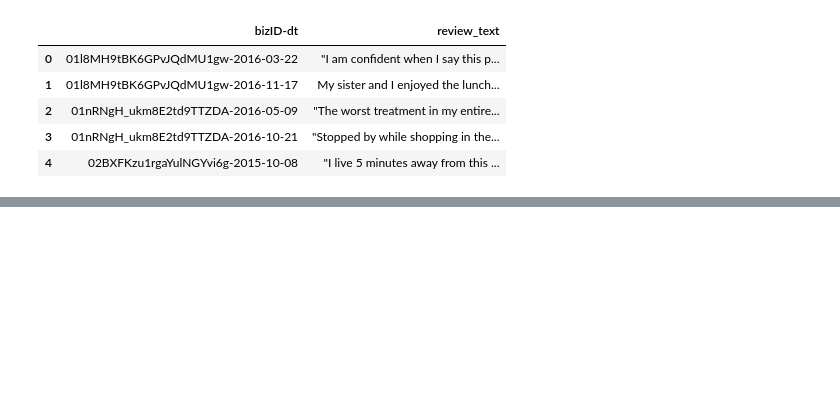
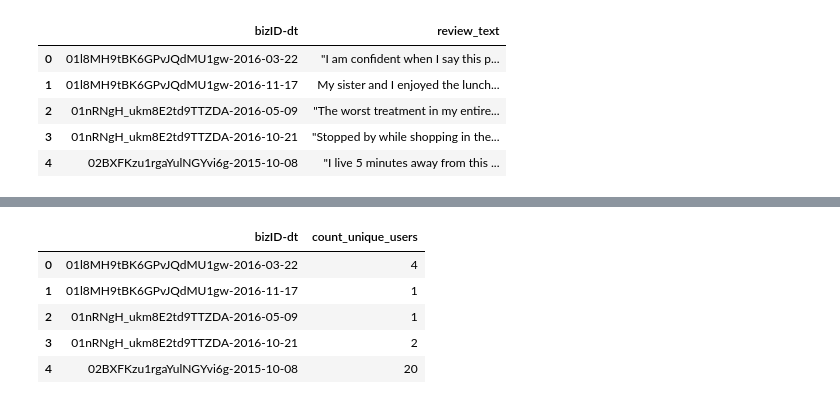
Before and after one commit to ms682/DataScience, a Jupyter notebook: yelp-toronto-dataset.ipynb, the cells around one changed output, grey strips where cells are left out. Saved outputs shown, nothing was run; the diff lists cells and outputs as text; code cells hidden in the pictures; blank space fills up the shorter version.

```diff
--- a/yelp-toronto-dataset.ipynb
+++ b/yelp-toronto-dataset.ipynb
@@ -137,0 +142,11 @@ df1 = pd.merge(df,in_scope_reviews,on='bizID-dt', how='left')
+# %%
+users = obs.groupby('bizID-dt')['user_id'].count().reset_index()
+users.columns = ['bizID-dt','count_unique_users']
+users.head()
+# %% [output]
+|  | bizID-dt | count_unique_users |
+| 0 | 01l8MH9tBK6GPvJQdMU1gw-2016-03-22 | 4 |
+| 1 | 01l8MH9tBK6GPvJQdMU1gw-2016-11-17 | 1 |
+| 2 | 01nRNgH_ukm8E2td9TTZDA-2016-05-09 | 1 |
+| 3 | 01nRNgH_ukm8E2td9TTZDA-2016-10-21 | 2 |
+| 4 | 02BXFKzu1rgaYulNGYvi6g-2015-10-08 | 20 |
```
Also changed, not shown: parts of 8 cells of this notebook.
